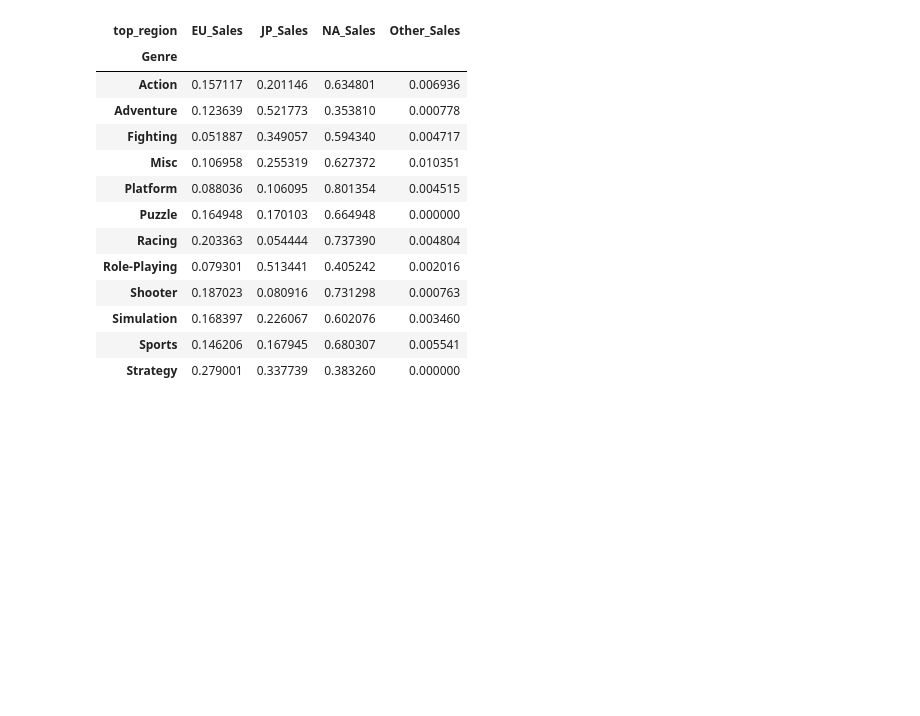
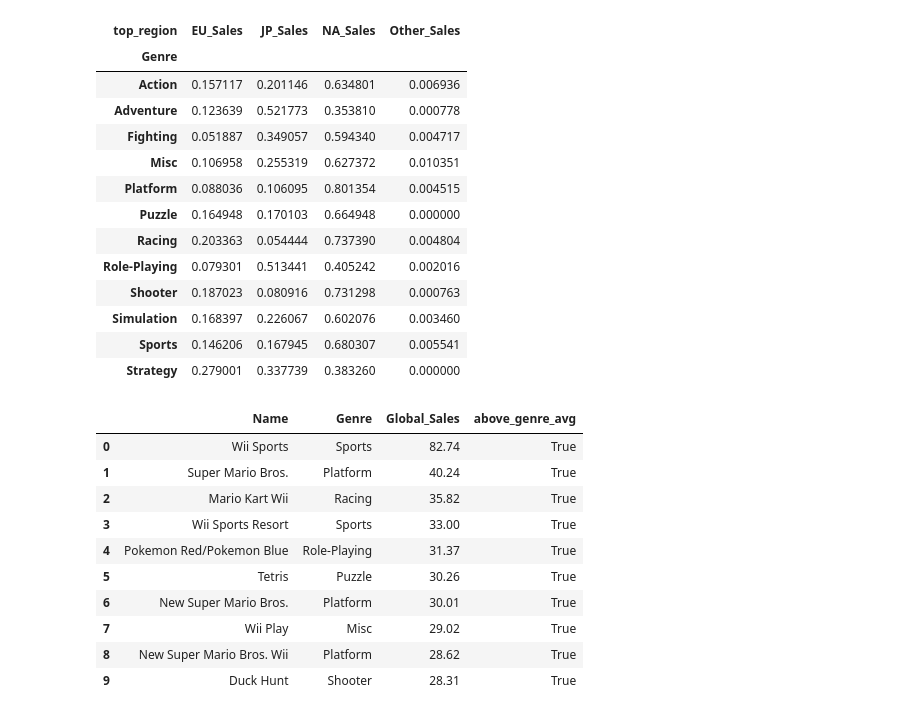
Before and after one commit to cafesmire/notebooks, a Jupyter notebook: video_game_sales/videogame_eda.ipynb, the cells around one changed output. Saved outputs shown, nothing was run; the diff lists cells and outputs as text; code cells hidden in the pictures; blank space fills up the shorter version.

```diff
--- a/video_game_sales/videogame_eda.ipynb
+++ b/video_game_sales/videogame_eda.ipynb
@@ -220,3 +220,19 @@ genre_distribution_per_area
 | Simulation | 0.168397 | 0.226067 | 0.602076 | 0.003460 |
 | Sports | 0.146206 | 0.167945 | 0.680307 | 0.005541 |
 | Strategy | 0.279001 | 0.337739 | 0.383260 | 0.000000 |
+# %%
+sales_vs_genre_avg = df.groupby('Genre')['Global_Sales'].transform('mean')
+df['above_genre_avg'] = df.Global_Sales > sales_vs_genre_avg
+df[['Name', 'Genre', 'Global_Sales', 'above_genre_avg']].head(10)
+# %% [output]
+|  | Name | Genre | Global_Sales | above_genre_avg |
+| 0 | Wii Sports | Sports | 82.74 | True |
+| 1 | Super Mario Bros. | Platform | 40.24 | True |
+| 2 | Mario Kart Wii | Racing | 35.82 | True |
+| 3 | Wii Sports Resort | Sports | 33.00 | True |
+| 4 | Pokemon Red/Pokemon Blue | Role-Playing | 31.37 | True |
+| 5 | Tetris | Puzzle | 30.26 | True |
+| 6 | New Super Mario Bros. | Platform | 30.01 | True |
+| 7 | Wii Play | Misc | 29.02 | True |
+| 8 | New Super Mario Bros. Wii | Platform | 28.62 | True |
+| 9 | Duck Hunt | Shooter | 28.31 | True |
```
Also changed, not shown: parts of 1 cell of this notebook.
